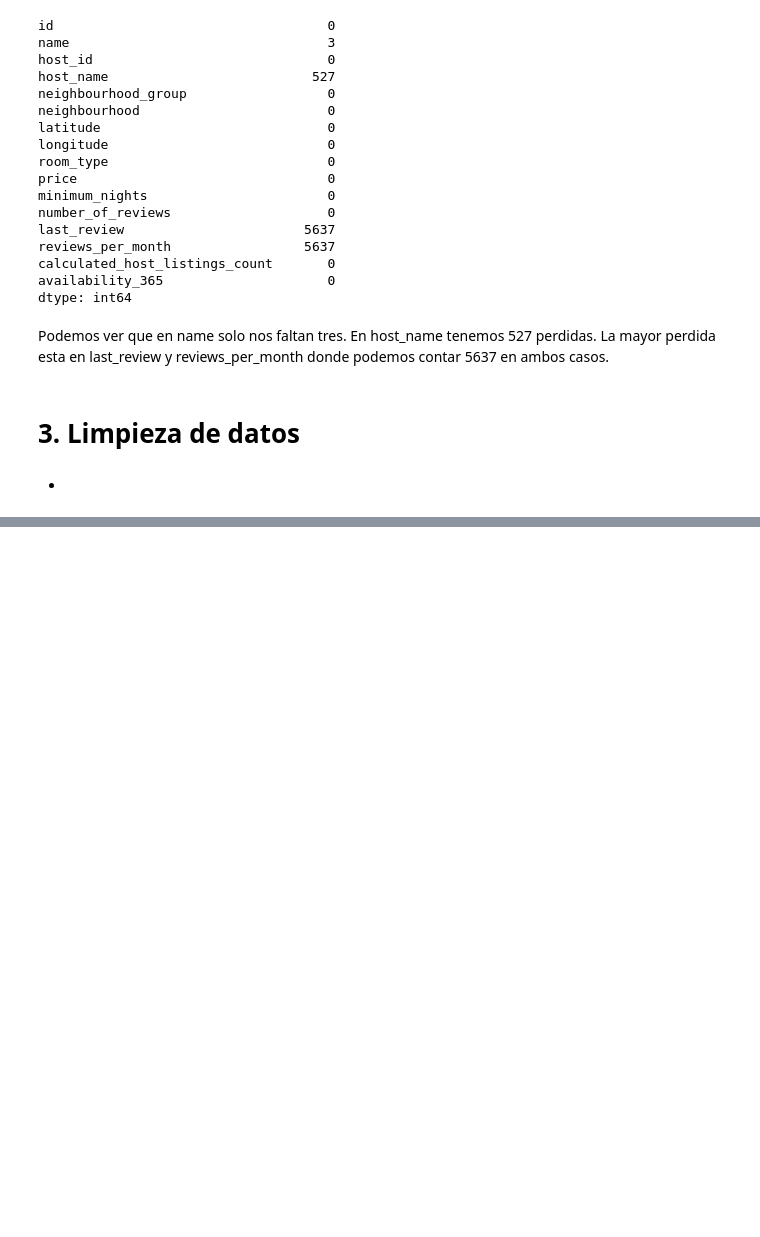
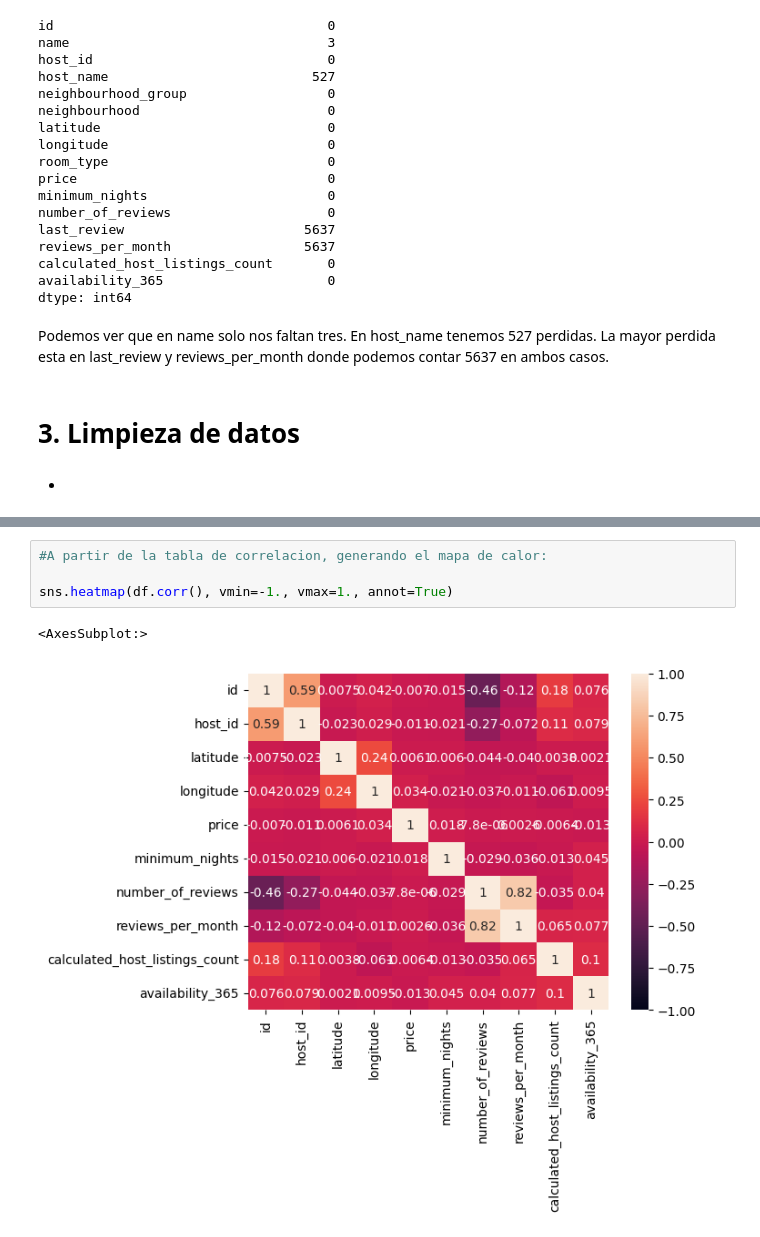
Before and after one commit to Factoria-F5-AI-Bootcamp-1-Edicion/Madrid_AirB-B, a Jupyter notebook: Madrid Airbnb.ipynb, the cells around one changed output, grey strips where cells are left out. Saved outputs shown, nothing was run; the diff lists cells and outputs as text; blank space fills up the shorter version.

```diff
--- a/Madrid Airbnb.ipynb
+++ b/Madrid Airbnb.ipynb
@@ -113,0 +164,7 @@ df.shape
+# %%
+#A partir de la tabla de correlacion, generando el mapa de calor:
+
+sns.heatmap(df.corr(), vmin=-1., vmax=1., annot=True)
+# %% [output]
+<AxesSubplot:>
+[figure, added]
```
Also changed, not shown: parts of 13 cells of this notebook.
